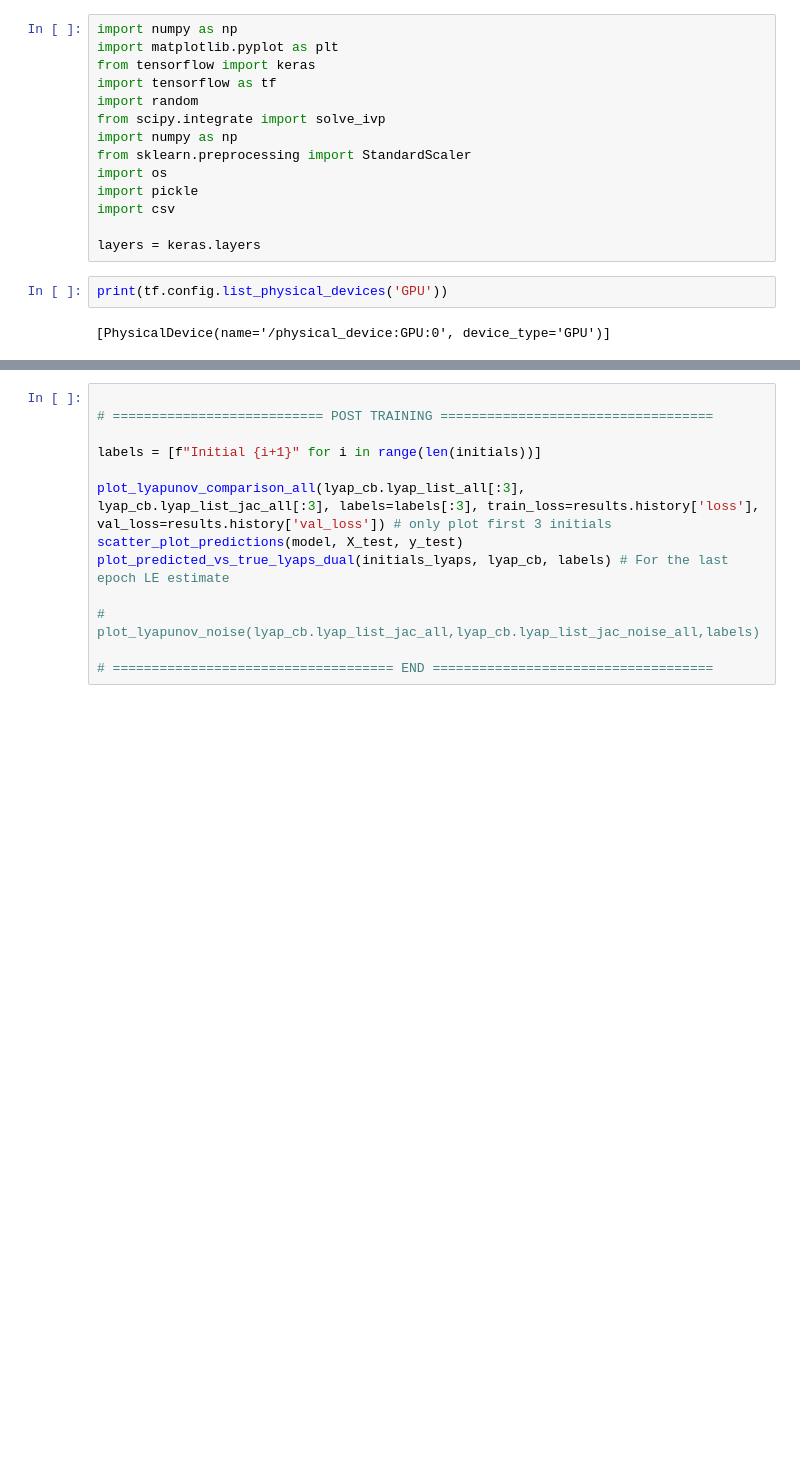
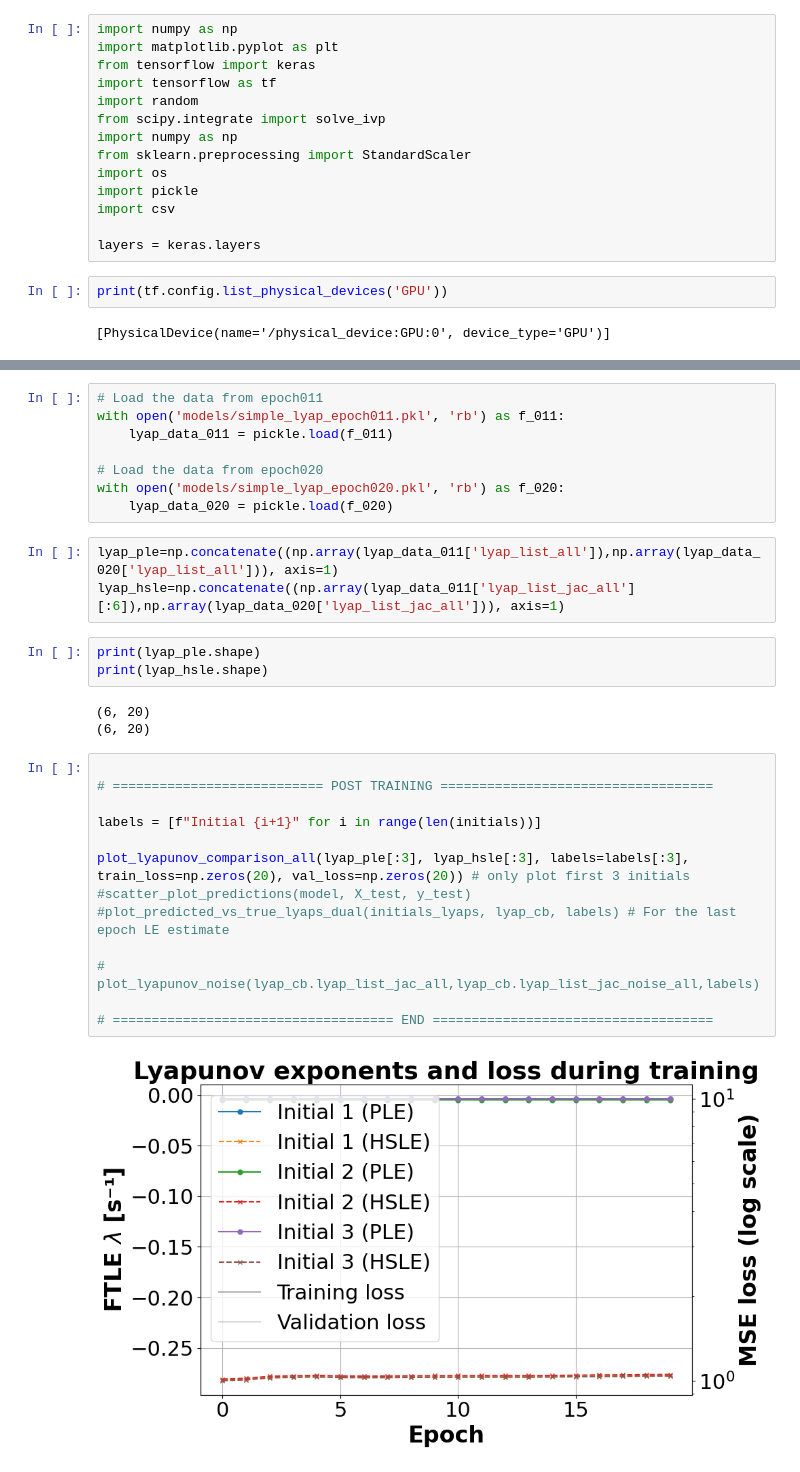
Before and after one commit to Abbta/Kandarbete-LyapunovRNN, a Jupyter notebook: Lyapunov_in_RNNs.ipynb, the cells around one changed output, grey strips where cells are left out. Saved outputs shown, nothing was run; the diff lists cells and outputs as text; blank space fills up the shorter version.

Commit message:
data for simple obtained

```diff
--- a/Lyapunov_in_RNNs.ipynb
+++ b/Lyapunov_in_RNNs.ipynb
@@ -700,13 +697,32 @@ Epoch 1/20
+# %%
+# Load the data from epoch011
+with open('models/simple_lyap_epoch011.pkl', 'rb') as f_011:
+    lyap_data_011 = pickle.load(f_011)
+
+# Load the data from epoch020
+with open('models/simple_lyap_epoch020.pkl', 'rb') as f_020:
+    lyap_data_020 = pickle.load(f_020)
+# %%
+lyap_ple=np.concatenate((np.array(lyap_data_011['lyap_list_all']),np.array(lyap_data_020['lyap_list_all'])), axis=1)
+lyap_hsle=np.concatenate((np.array(lyap_data_011['lyap_list_jac_all'][:6]),np.array(lyap_data_020['lyap_list_jac_all'])), axis=1)
+# %%
+print(lyap_ple.shape)
+print(lyap_hsle.shape)
+# %% [output]
+(6, 20)
+(6, 20)
 # %%
 
 # =========================== POST TRAINING ===================================
 
 labels = [f"Initial {i+1}" for i in range(len(initials))]
 
-plot_lyapunov_comparison_all(lyap_cb.lyap_list_all[:3], lyap_cb.lyap_list_jac_all[:3], labels=labels[:3], train_loss=results.history['loss'], val_loss=results.history['val_loss']) # only plot first 3 initials
-scatter_plot_predictions(model, X_test, y_test)
-plot_predicted_vs_true_lyaps_dual(initials_lyaps, lyap_cb, labels) # For the last epoch LE estimate
+plot_lyapunov_comparison_all(lyap_ple[:3], lyap_hsle[:3], labels=labels[:3], train_loss=np.zeros(20), val_loss=np.zeros(20)) # only plot first 3 initials
+#scatter_plot_predictions(model, X_test, y_test)
+#plot_predicted_vs_true_lyaps_dual(initials_lyaps, lyap_cb, labels) # For the last epoch LE estimate
 
 # plot_lyapunov_noise(lyap_cb.lyap_list_jac_all,lyap_cb.lyap_list_jac_noise_all,labels)
 
 # ==================================== END ====================================
+# %% [output]
+[figure, added]
```
Also changed, not shown: parts of 3 cells of this notebook, 42 other files.
